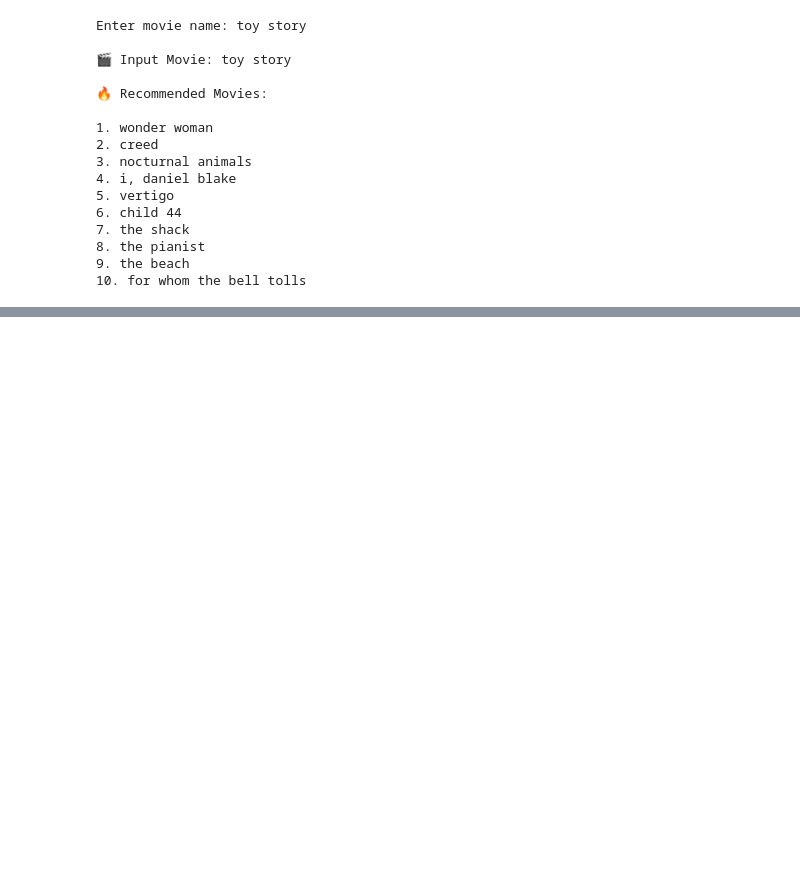
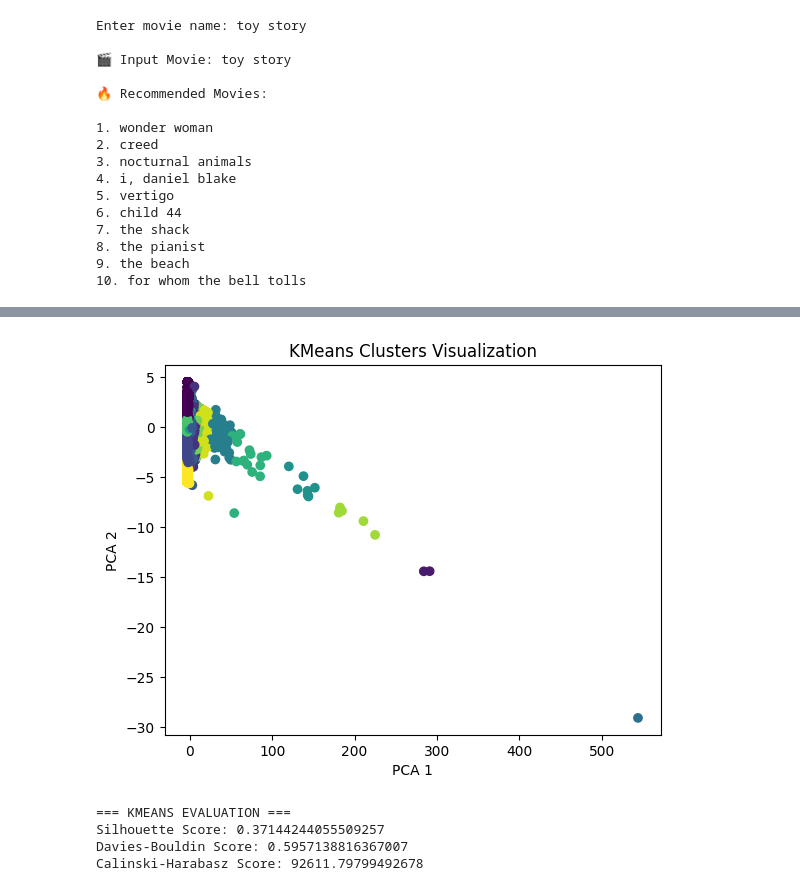
Before and after one commit to MehulShukla-git/Movie_Recommendation_System, a Jupyter notebook: DataPreprocessing.ipynb, the cells around one changed output, grey strips where cells are left out. Drawn from its saved outputs; the diff is of its cells as text; code cells hidden in the pictures; blank space fills up the shorter version.

```diff
--- a/DataPreprocessing.ipynb
+++ b/DataPreprocessing.ipynb
@@ -940,0 +1165,26 @@ Enter movie name: toy story
+# %%
+plt.figure()
+plt.scatter(X_reduced[:, 0], X_reduced[:, 1], c=df['cluster'])
+plt.xlabel("PCA 1")
+plt.ylabel("PCA 2")
+plt.title("KMeans Clusters Visualization")
+plt.show()
+# %% [output]
+[figure, added]
+# %%
+from sklearn.metrics import silhouette_score, davies_bouldin_score, calinski_harabasz_score
+
+# Scores
+sil_score = silhouette_score(X_reduced, df['cluster'])
+db_score = davies_bouldin_score(X_reduced, df['cluster'])
+ch_score = calinski_harabasz_score(X_reduced, df['cluster'])
+
+print("=== KMEANS EVALUATION ===")
+print("Silhouette Score:", sil_score)
+print("Davies-Bouldin Score:", db_score)
+print("Calinski-Harabasz Score:", ch_score)
+# %% [output]
+=== KMEANS EVALUATION ===
+Silhouette Score: 0.37144244055509257
+Davies-Bouldin Score: 0.5957138816367007
+Calinski-Harabasz Score: 92611.79799492678
```
Also changed, not shown: parts of 19 cells of this notebook.
